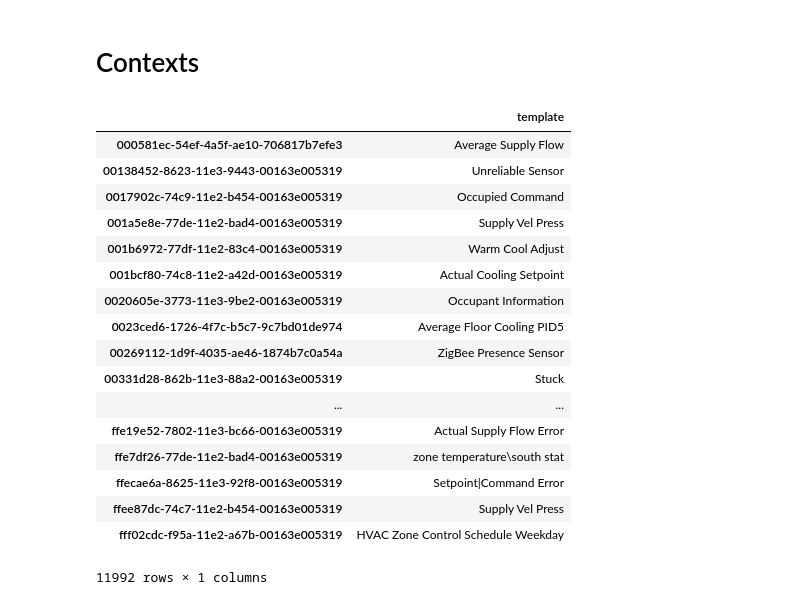
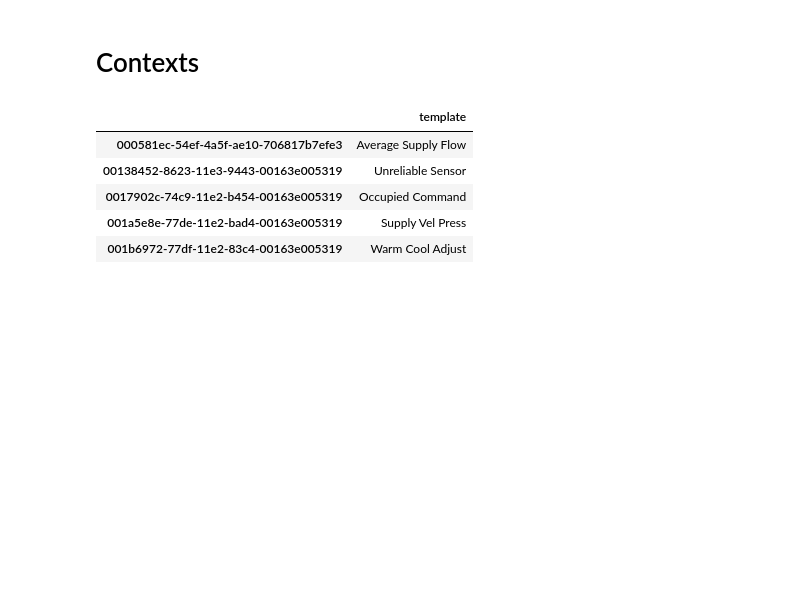
Before and after one commit to mas-dse-mkjaiswa/Capstone, a Jupyter notebook: Smart Building for UCSD.ipynb, the cells around one changed output. Cells and saved outputs as stored; diff of their text form; code cells hidden in the pictures; blank space fills up the shorter version.

```diff
--- a/Smart Building for UCSD.ipynb
+++ b/Smart Building for UCSD.ipynb
@@ -192,30 +209,18 @@ df_data
 # %%
 dict_col = df_sensorpoints.pop('timeseries_span')
 pd.concat([df_sensorpoints, dict_col.apply(pd.Series)], axis=1)
 
 dict_col = df_sensorpoints.pop('latest_datapoint')
 pd.concat([df_sensorpoints, dict_col.apply(pd.Series)], axis=1)
 
 #pd.concat([df_sensorpoints, dict_col.apply(pd.Series)], axis=1)
 
-df_tags.iloc[[5]].T
+df_tags.iloc[[5]].T.head(5)
 # %% [output]
 |  | template |
 | 000581ec-54ef-4a5f-ae10-706817b7efe3 | Average Supply Flow |
 | 00138452-8623-11e3-9443-00163e005319 | Unreliable Sensor |
 | 0017902c-74c9-11e2-b454-00163e005319 | Occupied Command |
 | 001a5e8e-77de-11e2-bad4-00163e005319 | Supply Vel Press |
 | 001b6972-77df-11e2-83c4-00163e005319 | Warm Cool Adjust |
-| 001bcf80-74c8-11e2-a42d-00163e005319 | Actual Cooling Setpoint |
-| 0020605e-3773-11e3-9be2-00163e005319 | Occupant Information |
-| 0023ced6-1726-4f7c-b5c7-9c7bd01de974 | Average Floor Cooling PID5 |
-| 00269112-1d9f-4035-ae46-1874b7c0a54a | ZigBee Presence Sensor |
-| 00331d28-862b-11e3-88a2-00163e005319 | Stuck |
-| ... | ... |
-| ffe19e52-7802-11e3-bc66-00163e005319 | Actual Supply Flow Error |
-| ffe7df26-77de-11e2-bad4-00163e005319 | zone temperature\south stat |
-| ffecae6a-8625-11e3-92f8-00163e005319 | Setpoint|Command Error |
-| ffee87dc-74c7-11e2-b454-00163e005319 | Supply Vel Press |
-| fff02cdc-f95a-11e2-a67b-00163e005319 | HVAC Zone Control Schedule Weekday |
-11992 rows × 1 columns
 # %%
```
Also changed, not shown: parts of 34 cells of this notebook.
